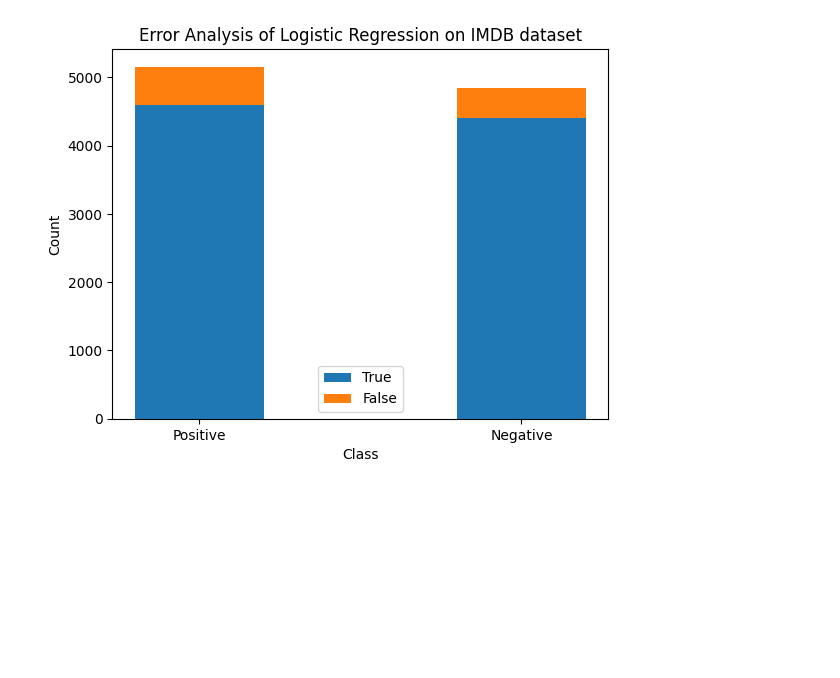
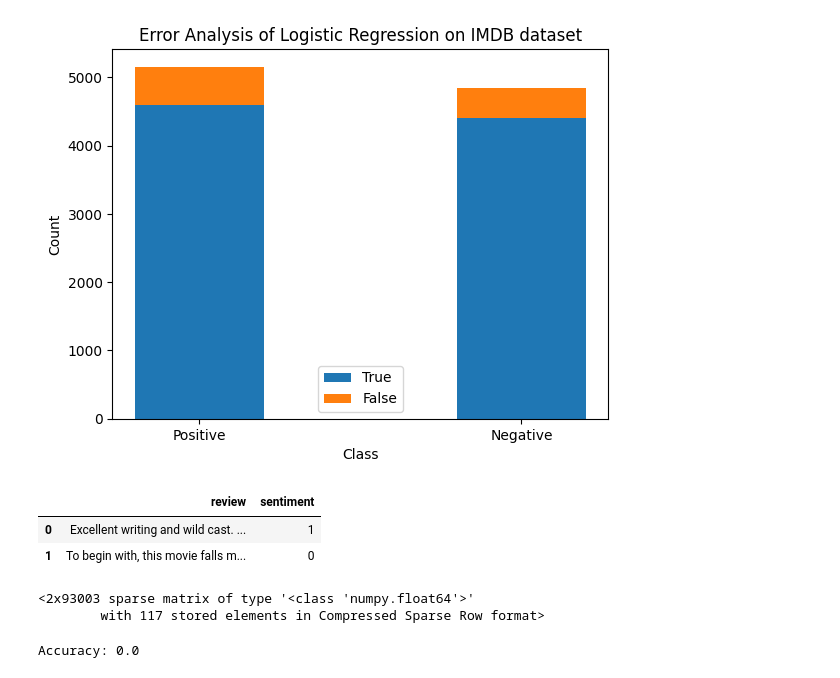
Before and after one commit to sakshisubedi/Exploring-Machine-Learning-and-Few-Shot-Techniques-for-Text-Classification, a Jupyter notebook: logistic_regression/imdb_logistic.ipynb, the cells around one changed output. Drawn from its saved outputs; the diff is of its cells as text; code cells hidden in the pictures; blank space fills up the shorter version.

```diff
--- a/logistic_regression/imdb_logistic.ipynb
+++ b/logistic_regression/imdb_logistic.ipynb
@@ -184,3 +191,21 @@ ax.legend()
 plt.show()
 # %% [output]
 [figure]
+# %%
+annotated_examples = [
+    ("Excellent writing and wild cast. The tech is poor but it's obviously very low budget. Looks like they didn't cut the negative but had to release on a video output. In any case one of the most inventive comedies I've seen lately. The screenwriter in particular is fine.", 1),  # Positive
+    ("To begin with, this movie falls more into the drama genre rather than comedy. <br /><br />I had initially set my expectations low for this film, and unfortunately, they were not exceeded. As mentioned in some of the other reviews, there are a few pleasant musical elements in the movie. However, if you're looking for great music, I would suggest spending your time watching concert recordings of Bon Jovi or Mötley Crue, as it would be a more worthwhile experience. <br /><br />Lastly, if you're seeking a high-quality movie within the rock 'n' roll genre, I highly recommend 'Almost Famous'.", 0),  # Negative sentiment
+]
+# %%
+df_annotated = pd.DataFrame(annotated_examples, columns=['review', 'sentiment'])
+df_annotated
+# %% [output]
+|  | review | sentiment |
+| 0 | Excellent writing and wild cast. ... | 1 |
+| 1 | To begin with, this movie falls m... | 0 |
+# %%
+X_test_transform_annotate = vectorizer.transform(df_annotated['review'])
+X_test_transform_annotate
+# %% [output]
+<2x93003 sparse matrix of type '<class 'numpy.float64'>'
+        with 117 stored elements in Compressed Sparse Row format>
@@ -186,0 +214,5 @@ plt.show()
+# %%
+accuracy = accuracy_score(df_annotated['sentiment'], y_pred_annotate)
+print("Accuracy:", accuracy)
+# %% [output]
+Accuracy: 0.0
```
Also changed, not shown: parts of 4 cells of this notebook.
